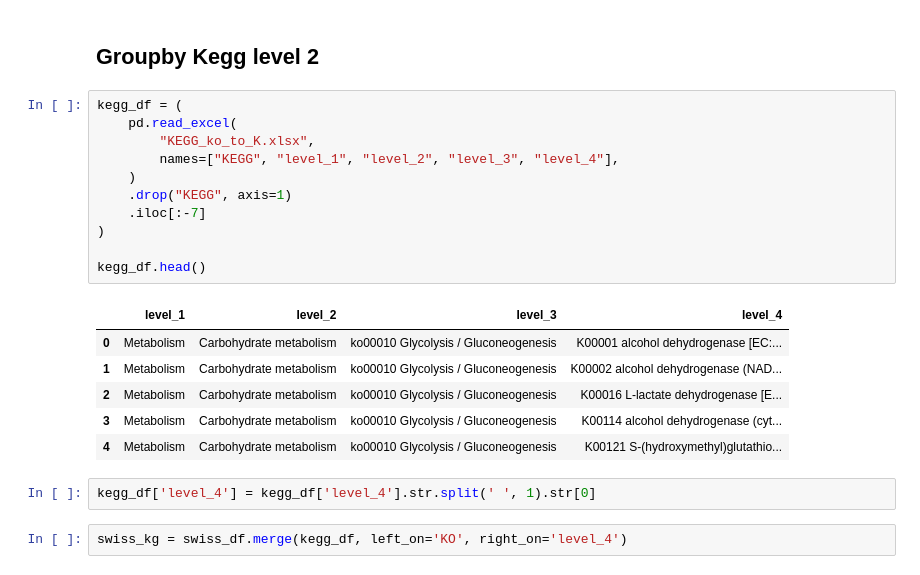
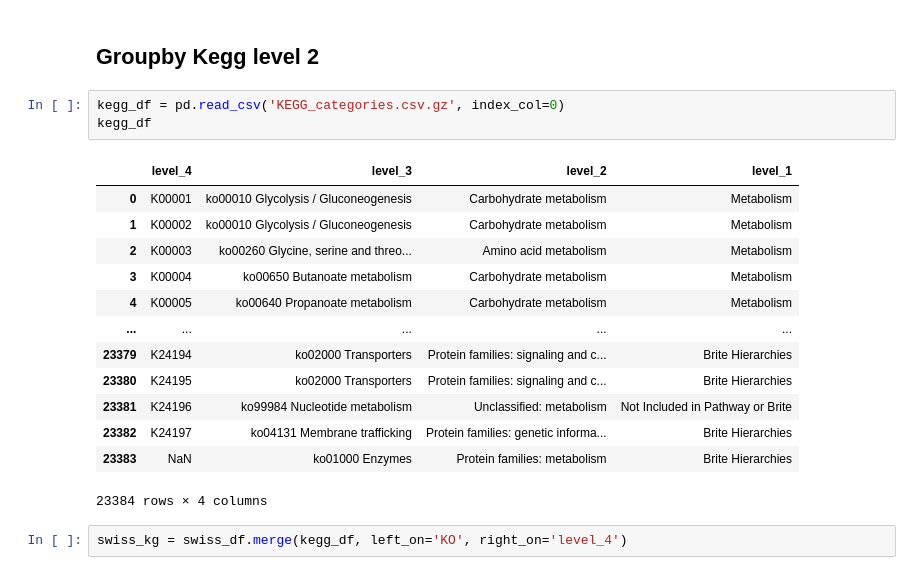
Before and after one commit to ardigen/microbiome-protein-embeddings, a Jupyter notebook: 02-umap-visualizations/02-error-analysis.ipynb, the cells around one changed output. Drawn from its saved outputs; the diff is of its cells as text.

Commit message:
RER in KEGG categories

```diff
--- a/02-umap-visualizations/02-error-analysis.ipynb
+++ b/02-umap-visualizations/02-error-analysis.ipynb
@@ -241,25 +171,22 @@ plt.legend(
 [figure]
 # %% [markdown]
 ## Groupby Kegg level 2
-# %%
-kegg_df = (
-    pd.read_excel(
-        "KEGG_ko_to_K.xlsx",
-        names=["KEGG", "level_1", "level_2", "level_3", "level_4"],
-    )
-    .drop("KEGG", axis=1)
-    .iloc[:-7]
-)
-
-kegg_df.head()
-# %% [output]
-|  | level_1 | level_2 | level_3 | level_4 |
-| 0 | Metabolism | Carbohydrate metabolism | ko00010 Glycolysis / Gluconeogenesis | K00001 alcohol dehydrogenase [EC:... |
-| 1 | Metabolism | Carbohydrate metabolism | ko00010 Glycolysis / Gluconeogenesis | K00002 alcohol dehydrogenase (NAD... |
-| 2 | Metabolism | Carbohydrate metabolism | ko00010 Glycolysis / Gluconeogenesis | K00016 L-lactate dehydrogenase [E... |
-| 3 | Metabolism | Carbohydrate metabolism | ko00010 Glycolysis / Gluconeogenesis | K00114 alcohol dehydrogenase (cyt... |
-| 4 | Metabolism | Carbohydrate metabolism | ko00010 Glycolysis / Gluconeogenesis | K00121 S-(hydroxymethyl)glutathio... |
-# %%
-kegg_df['level_4'] = kegg_df['level_4'].str.split(' ', 1).str[0]
+# %%
+kegg_df = pd.read_csv('KEGG_categories.csv.gz', index_col=0)
+kegg_df
+# %% [output]
+|  | level_4 | level_3 | level_2 | level_1 |
+| 0 | K00001 | ko00010 Glycolysis / Gluconeogenesis | Carbohydrate metabolism | Metabolism |
+| 1 | K00002 | ko00010 Glycolysis / Gluconeogenesis | Carbohydrate metabolism | Metabolism |
+| 2 | K00003 | ko00260 Glycine, serine and threo... | Amino acid metabolism | Metabolism |
+| 3 | K00004 | ko00650 Butanoate metabolism | Carbohydrate metabolism | Metabolism |
+| 4 | K00005 | ko00640 Propanoate metabolism | Carbohydrate metabolism | Metabolism |
+| ... | ... | ... | ... | ... |
+| 23379 | K24194 | ko02000 Transporters | Protein families: signaling and c... | Brite Hierarchies |
+| 23380 | K24195 | ko02000 Transporters | Protein families: signaling and c... | Brite Hierarchies |
+| 23381 | K24196 | ko99984 Nucleotide metabolism | Unclassified: metabolism | Not Included in Pathway or Brite |
+| 23382 | K24197 | ko04131 Membrane trafficking | Protein families: genetic informa... | Brite Hierarchies |
+| 23383 | NaN | ko01000 Enzymes | Protein families: metabolism | Brite Hierarchies |
+23384 rows × 4 columns
 # %%
 swiss_kg = swiss_df.merge(kegg_df, left_on='KO', right_on='level_4')
```
Also changed, not shown: parts of 10 cells of this notebook, 1 other file.
